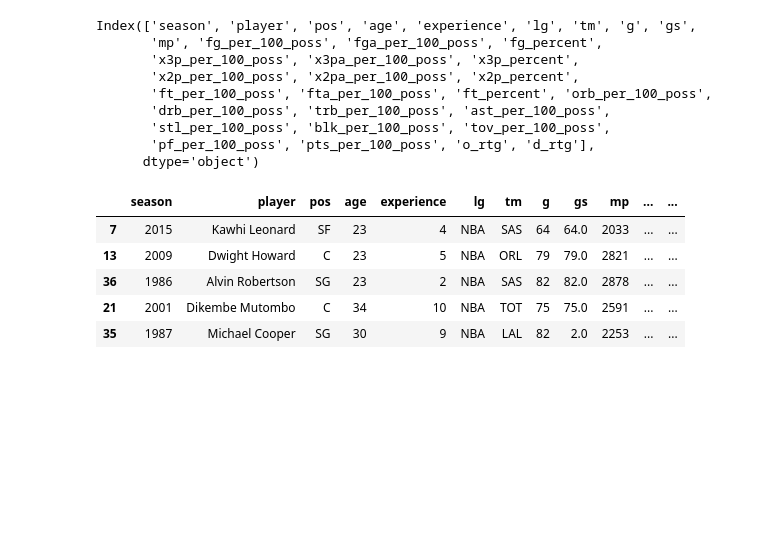
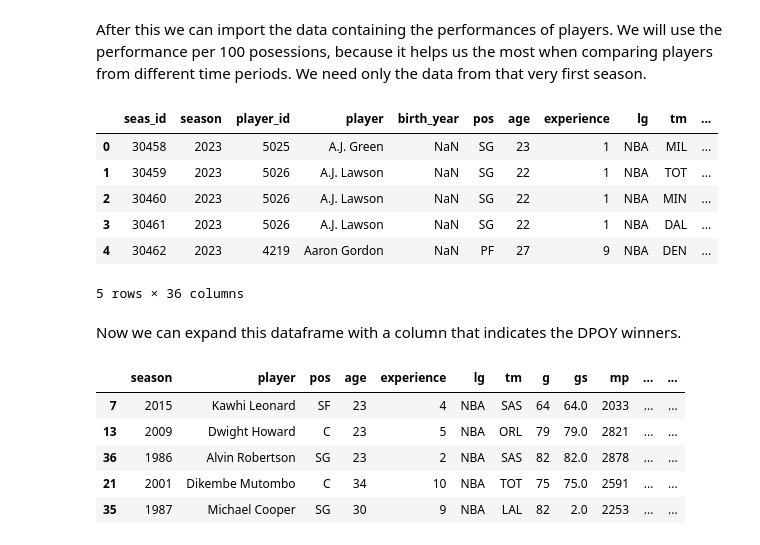
Before and after one commit to botond0401/nba, a Jupyter notebook: dpoy.ipynb, the cells around one changed output. Saved outputs shown, nothing was run; the diff lists cells and outputs as text; code cells hidden in the pictures; blank space fills up the shorter version.

```diff
--- a/Untitled.ipynb
+++ b/dpoy.ipynb
@@ -6,4 +18,4 @@ df_dpoy.head()
 # %%
-df_dpoy = df_player_awards.loc[(df_player_awards['award']=='dpoy') & (df_player_awards['winner']), ['seas_id', 'player_id']]
-df_per_100_poss = pd.read_csv('per100poss.csv')
-df_per_100_poss.head()
+df_dpoy = df_player_awards.loc[(df_player_awards['award']=='dpoy') & (df_player_awards['winner']), ['seas_id', 'player_id', 'season', 'player']]
+df_dpoy['dpoy'] = 1
+first_season = df_dpoy['season'].min()
@@ -24,13 +22,16 @@ df_dpoy_per_100_poss.describe()
-# %%
-df_dpoy_per_100_poss.drop(columns=['seas_id', 'player_id', 'birth_year'], inplace=True)
-df_dpoy_per_100_poss.columns
-# %% [output]
-Index(['season', 'player', 'pos', 'age', 'experience', 'lg', 'tm', 'g', 'gs',
-       'mp', 'fg_per_100_poss', 'fga_per_100_poss', 'fg_percent',
-       'x3p_per_100_poss', 'x3pa_per_100_poss', 'x3p_percent',
-       'x2p_per_100_poss', 'x2pa_per_100_poss', 'x2p_percent',
-       'ft_per_100_poss', 'fta_per_100_poss', 'ft_percent', 'orb_per_100_poss',
-       'drb_per_100_poss', 'trb_per_100_poss', 'ast_per_100_poss',
-       'stl_per_100_poss', 'blk_per_100_poss', 'tov_per_100_poss',
-       'pf_per_100_poss', 'pts_per_100_poss', 'o_rtg', 'd_rtg'],
-      dtype='object')
+# %% [markdown]
+After this we can import the data containing the performances of players. We will use the performance per 100 posessions, because it helps us the most when comparing players from different time periods. We need only the data from that very first season.
+# %%
+df_per_100 = pd.read_csv('per100poss.csv')
+df_per_100 = df_per_100[df_per_100['season'] >= first_season]
+df_per_100.head()
+# %% [output]
+|  | seas_id | season | player_id | player | birth_year | pos | age | experience | lg | tm | ... |
+| 0 | 30458 | 2023 | 5025 | A.J. Green | NaN | SG | 23 | 1 | NBA | MIL | ... |
+| 1 | 30459 | 2023 | 5026 | A.J. Lawson | NaN | SG | 22 | 1 | NBA | TOT | ... |
+| 2 | 30460 | 2023 | 5026 | A.J. Lawson | NaN | SG | 22 | 1 | NBA | MIN | ... |
+| 3 | 30461 | 2023 | 5026 | A.J. Lawson | NaN | SG | 22 | 1 | NBA | DAL | ... |
+| 4 | 30462 | 2023 | 4219 | Aaron Gordon | NaN | PF | 27 | 9 | NBA | DEN | ... |
+5 rows × 36 columns
+# %% [markdown]
+Now we can expand this dataframe with a column that indicates the DPOY winners.
```
Also changed, not shown: parts of 5 cells of this notebook, 2 other files.
